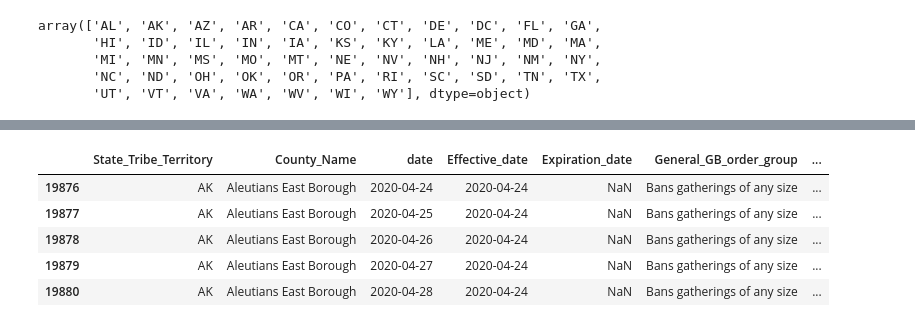
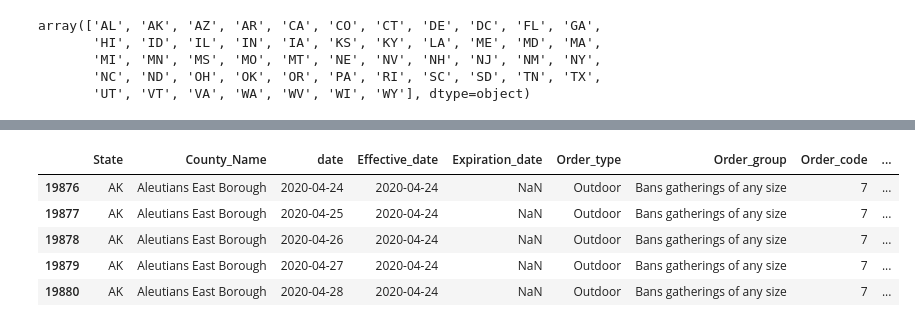
Before and after one commit to DS4A-Team79/COVID-Project, a Jupyter notebook: nmatos/GatherBansExploration.ipynb, the cells around one changed output, grey strips where cells are left out. Saved outputs shown, nothing was run; the diff lists cells and outputs as text; code cells hidden in the pictures.

```diff
--- a/nmatos/GatherBansExploration.ipynb
+++ b/nmatos/GatherBansExploration.ipynb
@@ -132,9 +128,25 @@ bans_us_short.head()
-# %%
-bans_us_short[bans_us_short['With_SD_outdoor_order_code']!=1].head()
-# %% [output]
-|  | State_Tribe_Territory | County_Name | date | Effective_date | Expiration_date | General_GB_order_group | ... |
-| 19876 | AK | Aleutians East Borough | 2020-04-24 | 2020-04-24 | NaN | Bans gatherings of any size | ... |
-| 19877 | AK | Aleutians East Borough | 2020-04-25 | 2020-04-24 | NaN | Bans gatherings of any size | ... |
-| 19878 | AK | Aleutians East Borough | 2020-04-26 | 2020-04-24 | NaN | Bans gatherings of any size | ... |
-| 19879 | AK | Aleutians East Borough | 2020-04-27 | 2020-04-24 | NaN | Bans gatherings of any size | ... |
-| 19880 | AK | Aleutians East Borough | 2020-04-28 | 2020-04-24 | NaN | Bans gatherings of any size | ... |
+# %%
+Outdoor_cols = [
+    'State',
+    'County_Name',
+    'date',
+    'Effective_date',
+    'Expiration_date',
+    'outdoor_order_group',
+    'outdoor_order_code',
+    'Current_order_status'
+]
+
+bans_us_Outdoor = bans_us.copy()
+bans_us_Outdoor = bans_us_Outdoor[Outdoor_cols]
+bans_us_Outdoor = bans_us_Outdoor[bans_us_Outdoor['outdoor_order_code']!=1]
+bans_us_Outdoor.insert(5,'Order_type','Outdoor')
+bans_us_Outdoor.rename(columns={'outdoor_order_group':'Order_group','outdoor_order_code':'Order_code'},inplace=True)
+bans_us_Outdoor.head()
+# %% [output]
+|  | State | County_Name | date | Effective_date | Expiration_date | Order_type | Order_group | Order_code | ... |
+| 19876 | AK | Aleutians East Borough | 2020-04-24 | 2020-04-24 | NaN | Outdoor | Bans gatherings of any size | 7 | ... |
+| 19877 | AK | Aleutians East Borough | 2020-04-25 | 2020-04-24 | NaN | Outdoor | Bans gatherings of any size | 7 | ... |
+| 19878 | AK | Aleutians East Borough | 2020-04-26 | 2020-04-24 | NaN | Outdoor | Bans gatherings of any size | 7 | ... |
+| 19879 | AK | Aleutians East Borough | 2020-04-27 | 2020-04-24 | NaN | Outdoor | Bans gatherings of any size | 7 | ... |
+| 19880 | AK | Aleutians East Borough | 2020-04-28 | 2020-04-24 | NaN | Outdoor | Bans gatherings of any size | 7 | ... |
```
Also changed, not shown: parts of 12 cells of this notebook.
